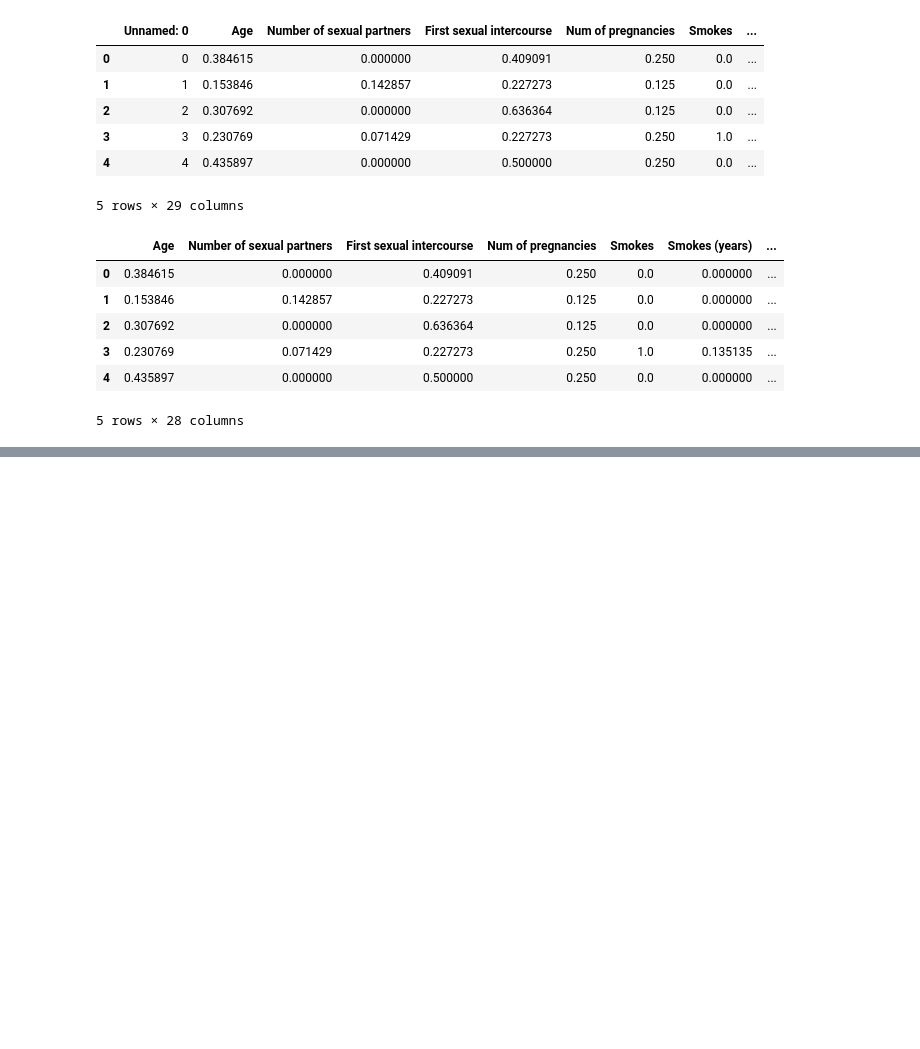
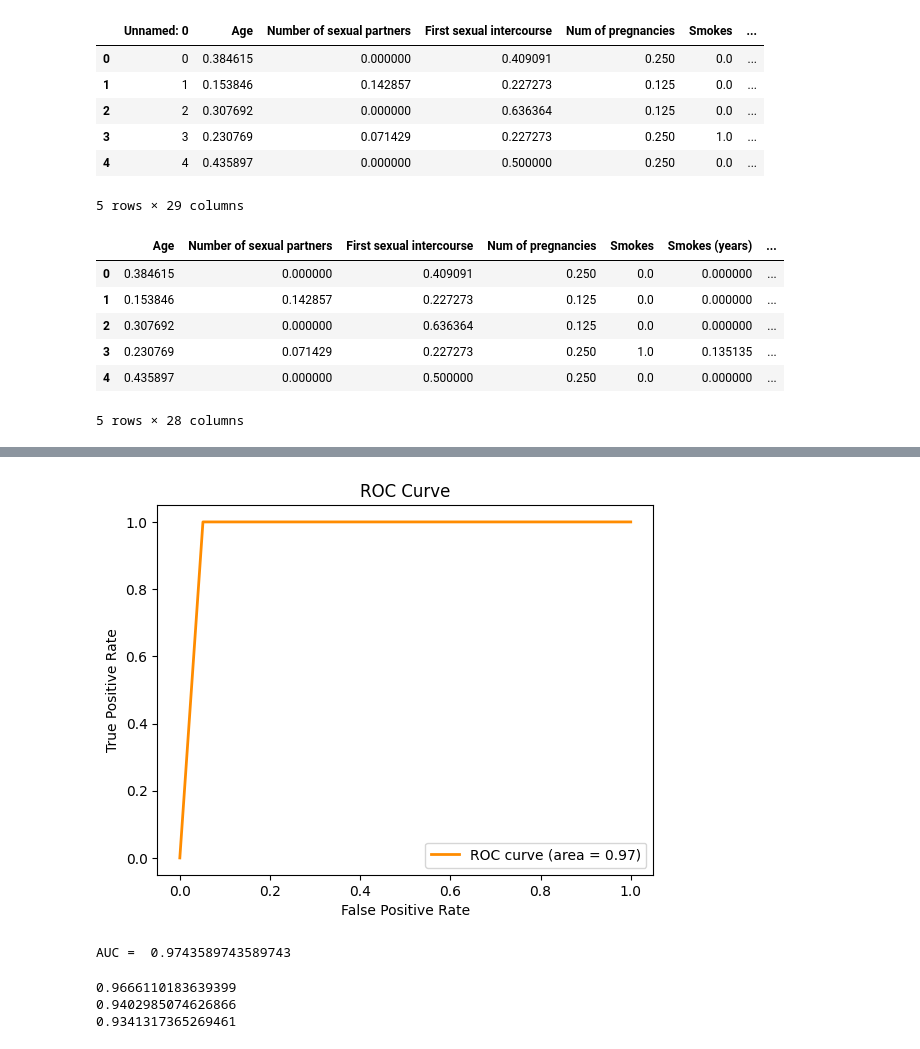
Before and after one commit to PritishWadhwa/DMG-Assignments, a Jupyter notebook: Assignment1/hdtree/src/dt.ipynb, the cells around one changed output, grey strips where cells are left out. Saved outputs shown, nothing was run; the diff lists cells and outputs as text; code cells hidden in the pictures; blank space fills up the shorter version.

```diff
--- a/Assignment1/hdtree/src/dt.ipynb
+++ b/Assignment1/hdtree/src/dt.ipynb
@@ -127,7 +225,6 @@ col_names = [*train_data.columns[:]]
 # %%
 X_train, X_val, y_train, y_val = train_test_split(train_data.iloc[:,:-1], train_data.iloc[:,-1], test_size=0.1, random_state=42)
 X_test, y_test = test_data.iloc[:,:-1], test_data.iloc[:,-1]
-X_train, y_train = train_data.iloc[:,:-1], train_data.iloc[:,-1]
 # %%
 X_test = test_data.iloc[:,:-1]
 y_test = test_data.iloc[:,-1]
@@ -136,7 +233,7 @@ X_train = pd.concat([X_train, y_train], axis=1)
 X_val = pd.concat([X_val, y_val], axis=1)
 X_test = pd.concat([X_test, y_test], axis=1)
 # %%
-treeData1Mean = HDTreeClassifier(
+treeData1Median = HDTreeClassifier(
                     # allowed_splits=[TwoQuantileRangeSplit.build()],
                     allowed_splits=[LogisticRegressionSingleSplit.build(), TwoQuantileRangeSplit.build()],
                     information_measure=EntropyMeasure(),
@@ -145,0 +247,5 @@ treeData1Mean = HDTreeClassifier(
+# %%
+treeData1Median.fit(X_train.values, y_train.values)
+print(treeData1Median.score(X_train.values, y_train.values))
+print(treeData1Median.score(X_val.values, y_val.values))
+print(treeData1Median.score(X_test.values, y_test.values))
@@ -145,0 +285,5 @@ treeData1Mean = HDTreeClassifier(
+# %%
+getAucRocMetrics(y_test.values, treeData1Median.predict_proba(X_test.values)[:, 1], 1)
+# %% [output]
+[figure, added]
+AUC =  0.9743589743589743
@@ -145,0 +299,9 @@ treeData1Mean = HDTreeClassifier(
+# %%
+treeData1Median.fit(X_train.values, y_train.values)
+print(treeData1Median.score(X_train.values, y_train.values))
+print(treeData1Median.score(X_val.values, y_val.values))
+print(treeData1Median.score(X_test.values, y_test.values))
+# %% [output]
+0.9666110183639399
+0.9402985074626866
+0.9341317365269461
```
Also changed, not shown: parts of 82 cells of this notebook.
